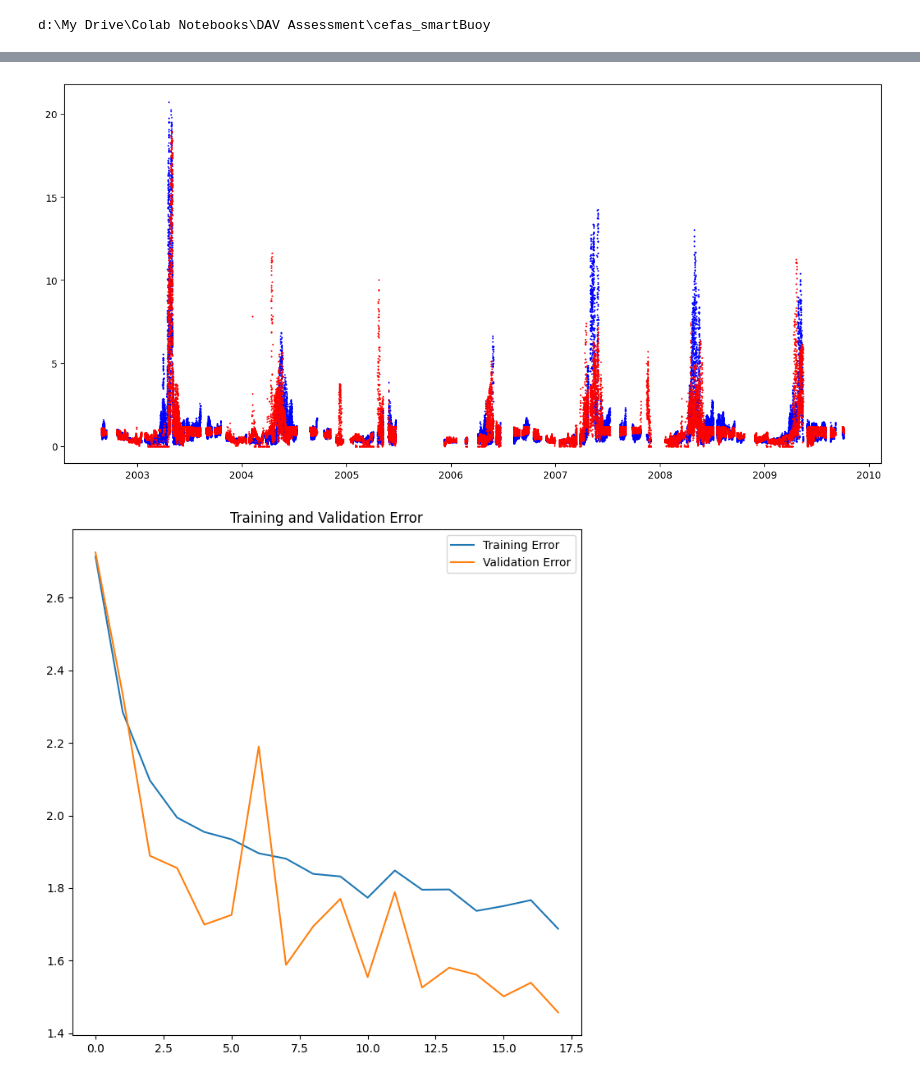
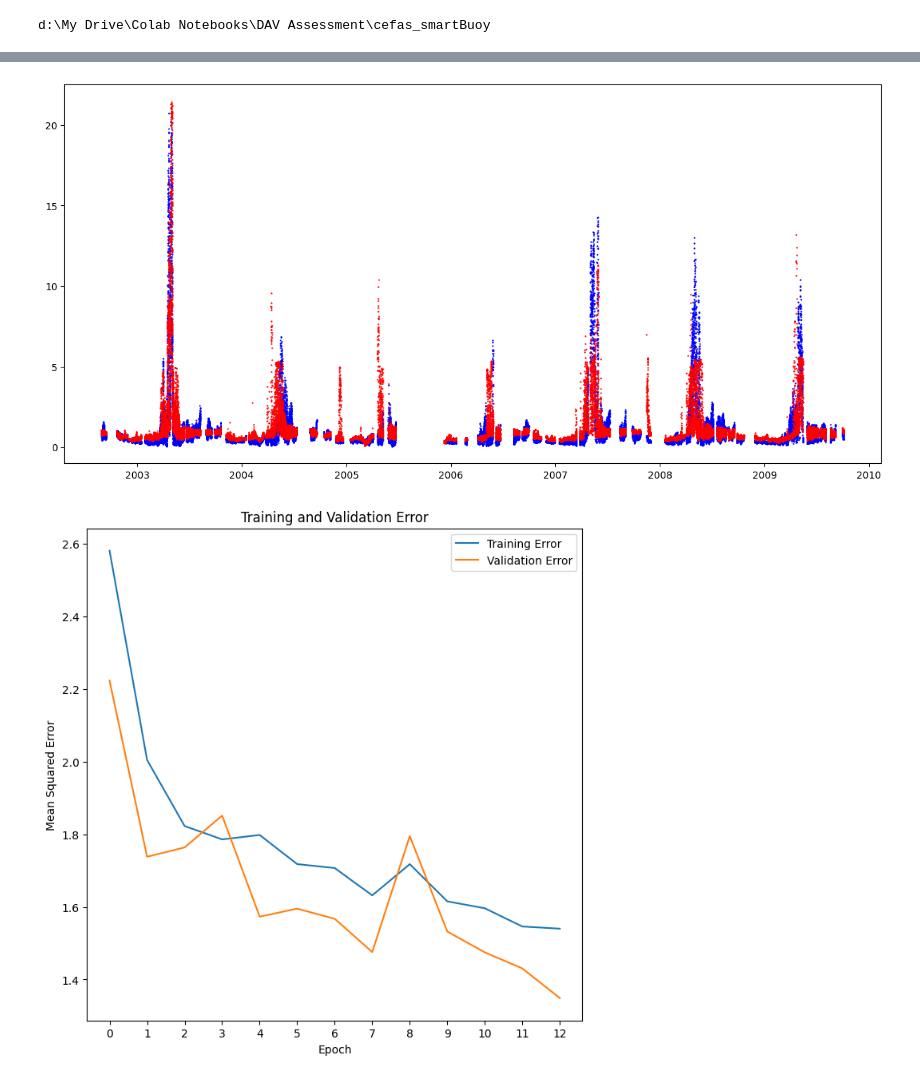
Before and after one commit to Reubenpt123/DAV, a Jupyter notebook: Neural_net.ipynb, the cells around one changed output, grey strips where cells are left out. Saved outputs shown, nothing was run; the diff lists cells and outputs as text; code cells hidden in the pictures.

```diff
--- a/Neural_net.ipynb
+++ b/Neural_net.ipynb
@@ -37,15 +35,14 @@ X_test = scaler.transform(X_test)
 X = scaler.transform(X)
 # %%
 model = Sequential()
-model.add(Dense(units = 400, activation = "relu", input_shape = (4, )))
+model.add(Dense(units = 200, activation = "relu", input_shape = (4, )))
 model.add(Dense(units = 450, activation = "relu"))
-model.add(Dropout(0.3))
-model.add(Dense(units = 300, activation = "relu"))
+model.add(Dropout(0.1))
+model.add(Dense(units = 200, activation = "relu"))
+model.add(Dense(units = 100, activation = "relu"))
+model.add(Dropout(0.2))
 model.add(Dense(units = 800, activation = "relu"))
-model.add(Dropout(0.1))
-model.add(Dense(units = 900, activation = "relu"))
-model.add(Dropout(0.3))
-model.add(Dense(units = 650, activation = "relu"))
+model.add(Dropout(0.4))
 model.add(Dense(1, activation = "relu"))
 model.summary()
 model.compile(loss = "mean_squared_error", optimizer = "adam", metrics = ['mean_squared_error'])
@@ -68,7 +65,7 @@ Trainable params: 1,865,100
 Non-trainable params: 0
 _________________________________________________________________
 # %%
-no_epochs = 1
-history = model.fit(X_train, y_train, batch_size = 30, epochs = no_epochs, verbose = 1, validation_data = (X_test, y_test))
+no_epochs = 13
+history = model.fit(X_train, y_train, batch_size = 10, epochs = no_epochs, verbose = 1, validation_data = (X_test, y_test))
 score = model.evaluate(X_test, y_test, verbose = 1)
 # %% [output]
@@ -109,22 +139,25 @@ fig.show()
 
 phase_0.drop(['sal', 'ftu', 'surf_temp', 'phase', 'direct_solar'], axis = 1).to_csv('phase_0_predictions.csv', index = 'false', sep = ',')
 # %% [output]
-[figure, old version]
+[figure, new version]
 # %%
 epochs_range = range(no_epochs)
 train_err = history.history['mean_squared_error']
 validation_err = history.history['val_mean_squared_error']
 train_loss = history.history['loss']
 validation_loss = history.history['val_loss']
 
 fig, ax = plt.subplots(figsize = (8,8))
 ax.plot(epochs_range, train_err, label = 'Training Error')
 ax.plot(epochs_range, validation_err, label = 'Validation Error')
 ax.legend(loc = 'upper right')
+ax.set_xticks(np.arange(0, no_epochs, 1))
+ax.set_xlabel('Epoch')
+ax.set_ylabel('Mean Squared Error')
 ax.set_title('Training and Validation Error')
 fig.show()
 # %% [output]
-[figure, old version]
+[figure, new version]
 # %%
 phase_1 = df.loc[df['phase'] > 0, :].copy()
 X_1 = phase_1.drop(['fluors', 'phase'], axis = 1).copy()
```
Also changed, not shown: parts of 9 cells of this notebook, 2 other files.
